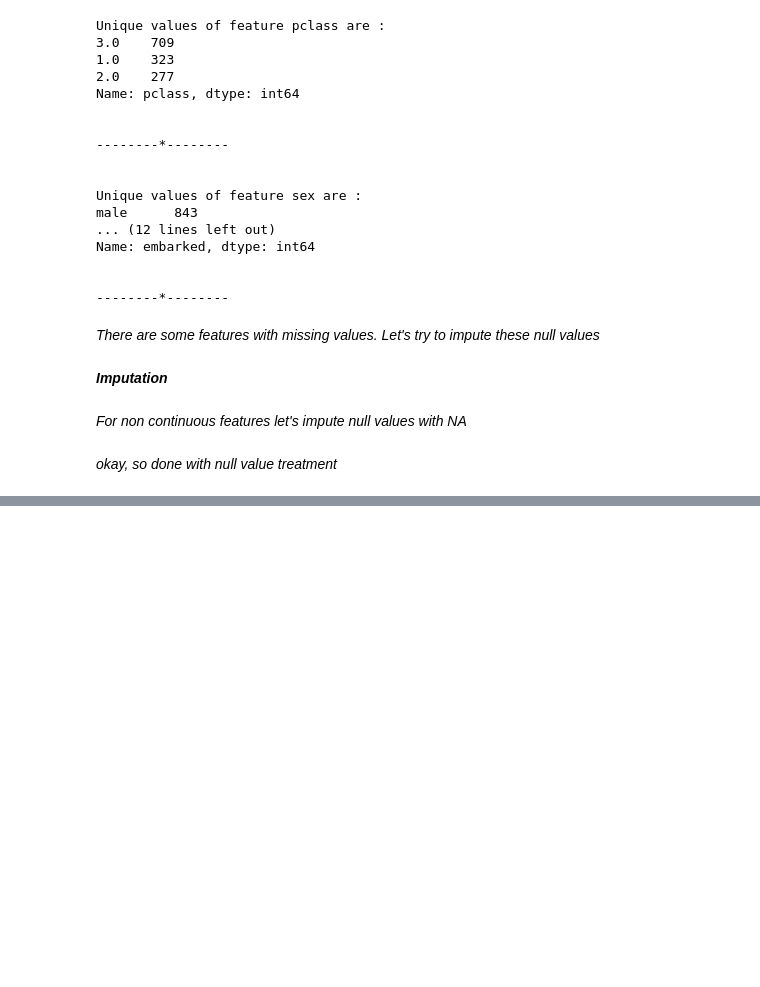
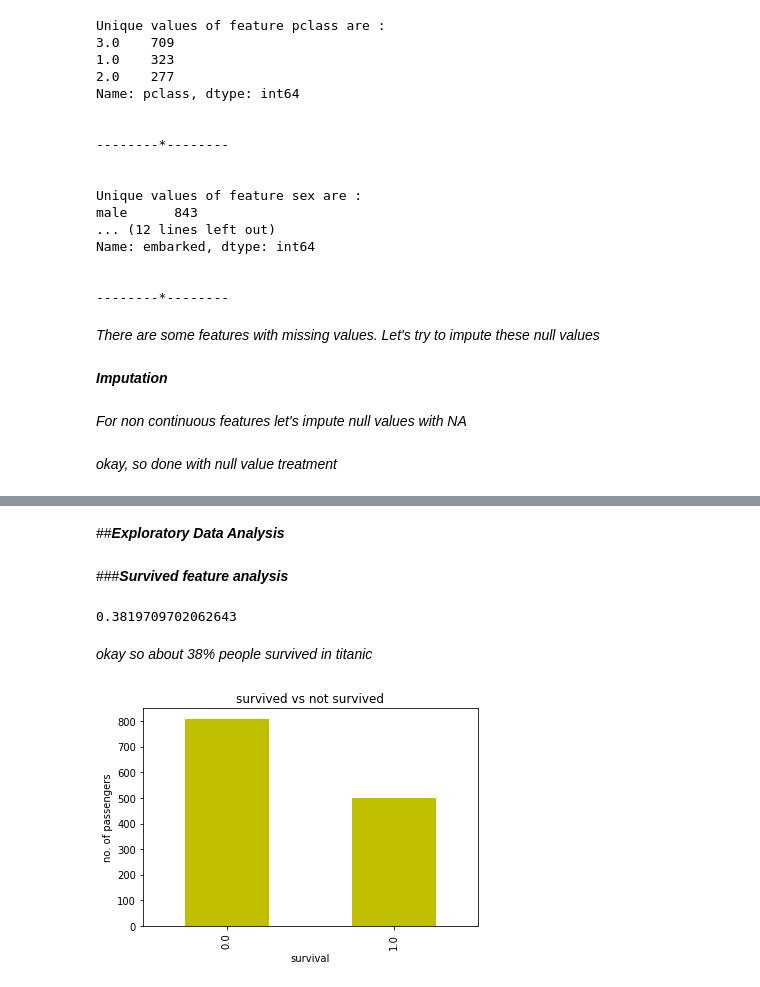
Before and after one commit to kiranmahara9600/Titanic-Data-Model, a Jupyter notebook: Titanic_data_model.ipynb, the cells around one changed output, grey strips where cells are left out. Saved outputs shown, nothing was run; the diff lists cells and outputs as text; code cells hidden in the pictures; blank space fills up the shorter version.

Commit message:
Exploratory Data Analysis

```diff
--- a/Titanic_data_model.ipynb
+++ b/Titanic_data_model.ipynb
@@ -254,3 +254,23 @@ titanic_df.head()
 #dropping home.dest and ticket column
 titanic_df.drop(columns = 'home.dest',inplace =True)
 titanic_df.drop(columns = 'ticket',inplace =True)
+# %% [markdown]
+##***Exploratory Data Analysis***
+# %% [markdown]
+###***Survived feature analysis***
+# %%
+#percentage of people survived in titanic
+titanic_df['survived'].mean()
+# %% [output]
+0.3819709702062643
+# %% [markdown]
+*okay so about 38% people survived in titanic*
+# %%
+#visualising no. of people survived
+titanic_df['survived'].value_counts().plot.bar(color = 'y')   #bar plot
+plt.title('survived vs not survived')
+plt.xlabel('survival')
+plt.ylabel('no. of passengers')
+plt.show()
+# %% [output]
+[figure, added]
```
Also changed, not shown: parts of 54 cells of this notebook.
